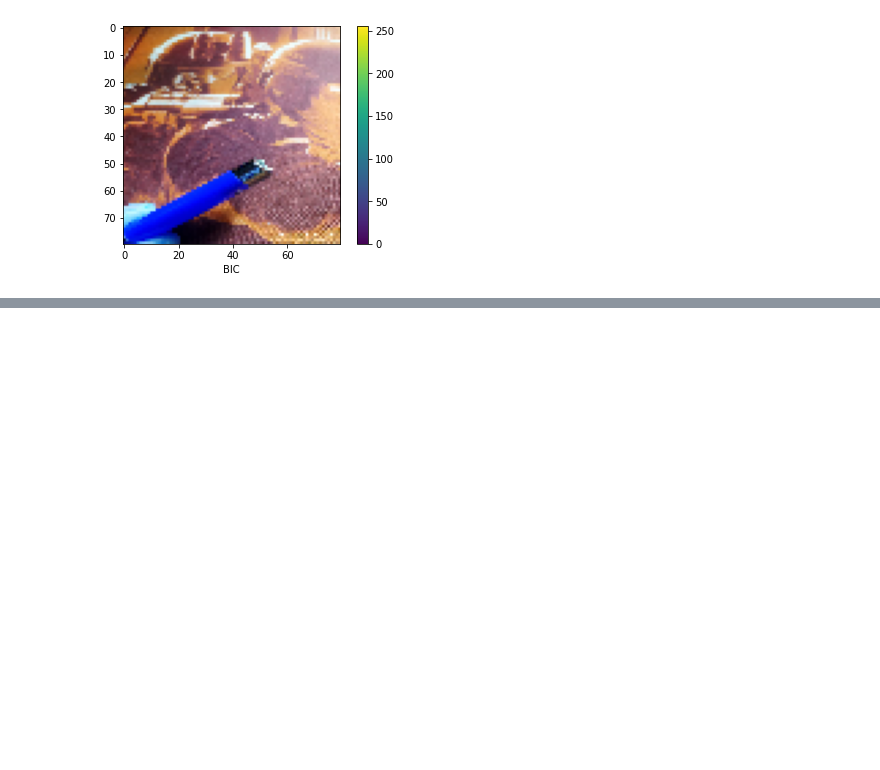
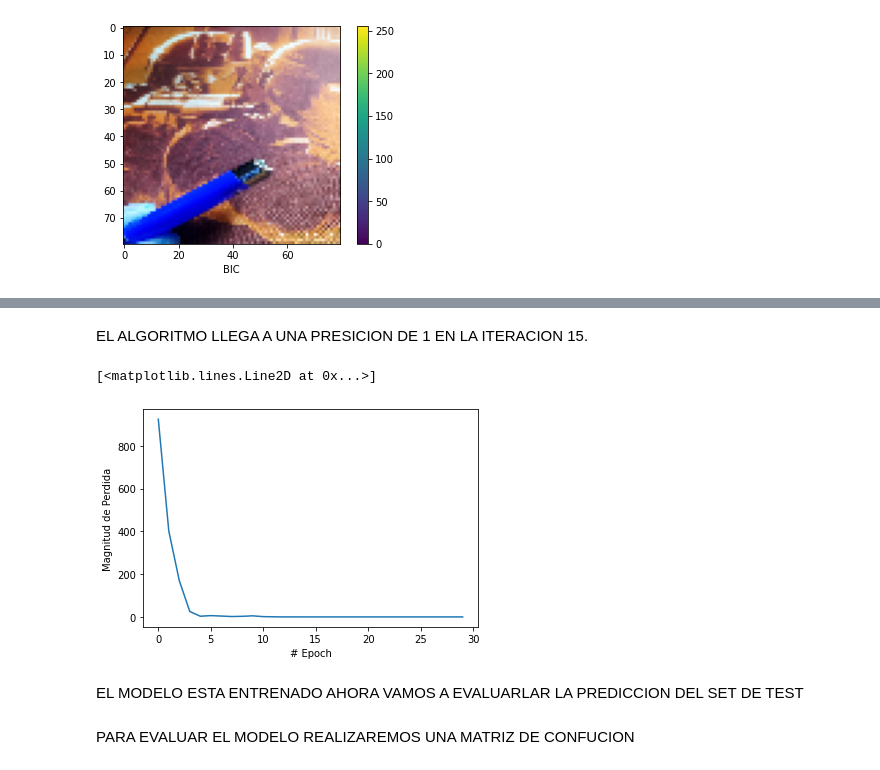
Before and after one commit to octagomez/clasificador_encendedores_ML_minist_3, a Jupyter notebook: ML_RED_convolucionales_TP1.ipynb, the cells around one changed output, grey strips where cells are left out. Drawn from its saved outputs; the diff is of its cells as text; code cells hidden in the pictures; blank space fills up the shorter version.

Commit message:
Se realiza split de datos, se entrena el modelo y ahora se inteta evaluar el resultado.

```diff
--- a/ML_RED_convolucionales_TP1.ipynb
+++ b/ML_RED_convolucionales_TP1.ipynb
@@ -283,0 +290,7 @@ GRAFICO DE LA IMAGENTE 9
+# %%
+# REALIZAR EL SPLIT
+# SET TRAIN Y TEST
+
+from sklearn.linear_model import LogisticRegression
+from sklearn.model_selection import train_test_split
+X_train, X_test, y_train, y_test = train_test_split(Set_images, Labels, test_size=0.20)
@@ -283,0 +315,24 @@ GRAFICO DE LA IMAGENTE 9
+# %%
+# Ahora creamos el modelo con una red del tipo Sequential y función de activación
+# ReLu (Rectifier Linear Unit  y consiste en f(x)=max(0,x).:
+model = tf.keras.Sequential([
+  tf.keras.layers.Flatten(input_shape=(80,80,3)),     # y el shape del array que vamos a pasarle1 canal = Blanco y Negro y 3 canales es color (rgb).
+  tf.keras.layers.Dense(192, activation=tf.nn.relu),  # Capa oculta densa con 192 neuronas.
+  tf.keras.layers.Dense(192, activation=tf.nn.relu),  # Capa oculta densa con 192 neuronas.
+  tf.keras.layers.Dense(192, activation=tf.nn.relu),  # Capa oculta densa con 192 neuronas.
+  tf.keras.layers.Dense(192, activation=tf.nn.relu),  # Capa oculta densa con 192 neuronas.
+  tf.keras.layers.Dense(10, activation=tf.nn.softmax) # Capa de salida con funcion de activacion
+                                                      # "softmax" (se usa en capa de salida en redes de
+                                                      # clasificacion).
+])
+
+# Compilamos el modelo:
+model.compile(
+    optimizer = 'adam',
+    # loss = tf.keras.losses.SparseCategoricalCrossentropy(),
+    loss='sparse_categorical_crossentropy',
+    metrics = ['accuracy']
+)
+# %%
+# model.fit(X_TRAIN, y_train, epochs=30)
+trained=model.fit(X_train, y_train, epochs=30)
@@ -283,0 +357,12 @@ GRAFICO DE LA IMAGENTE 9
+# %% [markdown]
+EL ALGORITMO LLEGA A UNA PRESICION DE 1  EN LA ITERACION 15.
+# %%
+# Veamos el resultado de la funcion de perdida en cada epoca:
+plt.xlabel("# Epoch")
+plt.ylabel("Magnitud de Perdida")
+plt.plot(trained.history["loss"])
+# %% [output]
+[<matplotlib.lines.Line2D at 0x...>]
+[figure, added]
+# %% [markdown]
+EL MODELO ESTA ENTRENADO AHORA VAMOS A EVALUARLAR LA PREDICCION DEL SET DE TEST
@@ -283,0 +371,2 @@ GRAFICO DE LA IMAGENTE 9
+# %% [markdown]
+PARA EVALUAR EL MODELO REALIZAREMOS UNA MATRIZ DE CONFUCION
```
Also changed, not shown: parts of 8 cells of this notebook.
